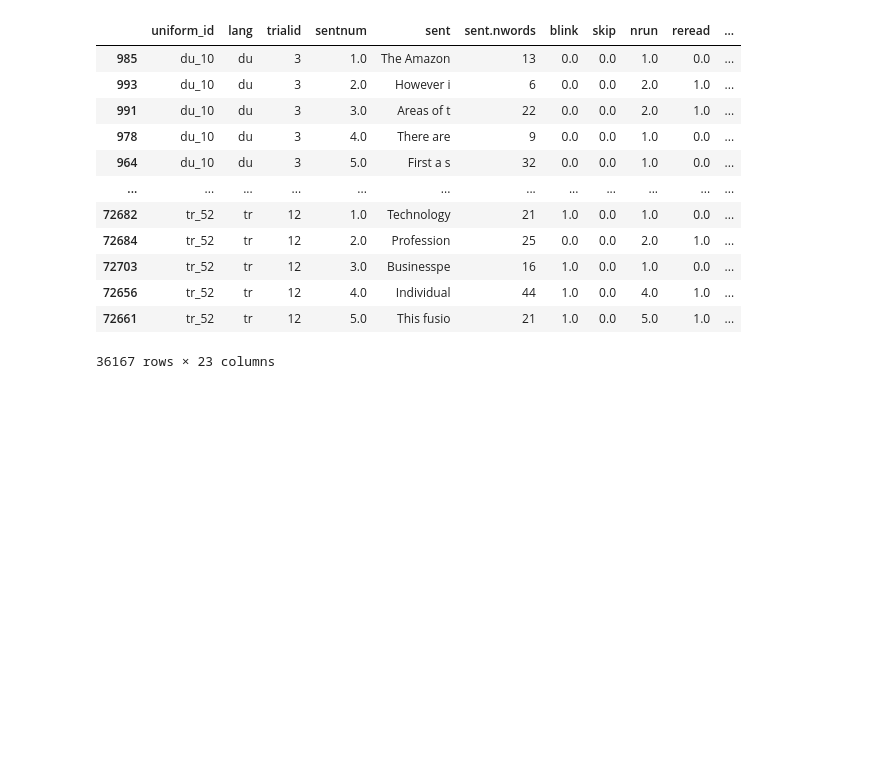
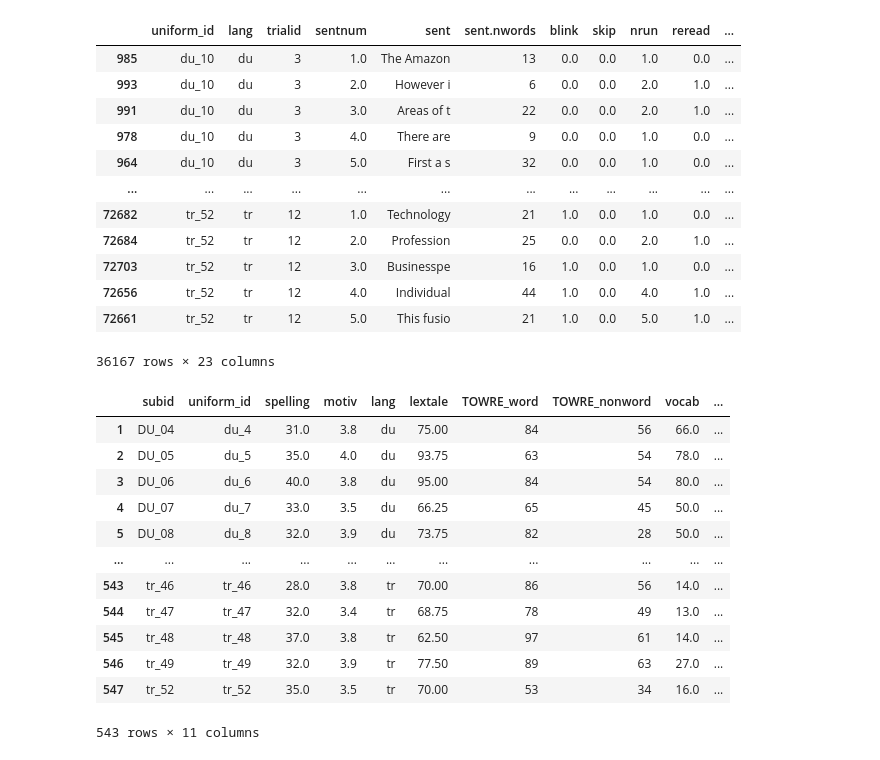
Before and after one commit to linaskerath/ANLP_project, a Jupyter notebook: scripts/data_exploration.ipynb, the cells around one changed output. Saved outputs shown, nothing was run; the diff lists cells and outputs as text; code cells hidden in the pictures; blank space fills up the shorter version.

```diff
--- a/scripts/data_exploration.ipynb
+++ b/scripts/data_exploration.ipynb
@@ -62,0 +83,22 @@ df_readrate_sent
+# %%
+path_ind_diff = r"../data/version 1.1/primary data/individual differences data/joint.ind.diff.l2.rda"
+# %%
+l2_parsed_readrate = rdata.parser.parse_file(path_ind_diff)
+l2_converted_readrate = rdata.conversion.convert(l2_parsed_readrate)
+# %%
+df_readrate = l2_converted_readrate['joint_id']
+df_readrate
+# %% [output]
+|  | subid | uniform_id | spelling | motiv | lang | lextale | TOWRE_word | TOWRE_nonword | vocab | ... |
+| 1 | DU_04 | du_4 | 31.0 | 3.8 | du | 75.00 | 84 | 56 | 66.0 | ... |
+| 2 | DU_05 | du_5 | 35.0 | 4.0 | du | 93.75 | 63 | 54 | 78.0 | ... |
+| 3 | DU_06 | du_6 | 40.0 | 3.8 | du | 95.00 | 84 | 54 | 80.0 | ... |
+| 4 | DU_07 | du_7 | 33.0 | 3.5 | du | 66.25 | 65 | 45 | 50.0 | ... |
+| 5 | DU_08 | du_8 | 32.0 | 3.9 | du | 73.75 | 82 | 28 | 50.0 | ... |
+| ... | ... | ... | ... | ... | ... | ... | ... | ... | ... | ... |
+| 543 | tr_46 | tr_46 | 28.0 | 3.8 | tr | 70.00 | 86 | 56 | 14.0 | ... |
+| 544 | tr_47 | tr_47 | 32.0 | 3.4 | tr | 68.75 | 78 | 49 | 13.0 | ... |
+| 545 | tr_48 | tr_48 | 37.0 | 3.8 | tr | 62.50 | 97 | 61 | 14.0 | ... |
+| 546 | tr_49 | tr_49 | 32.0 | 3.9 | tr | 77.50 | 89 | 63 | 27.0 | ... |
+| 547 | tr_52 | tr_52 | 35.0 | 3.5 | tr | 70.00 | 53 | 34 | 16.0 | ... |
+543 rows × 11 columns
```
Also changed, not shown: parts of 3 cells of this notebook, 4 other files.
